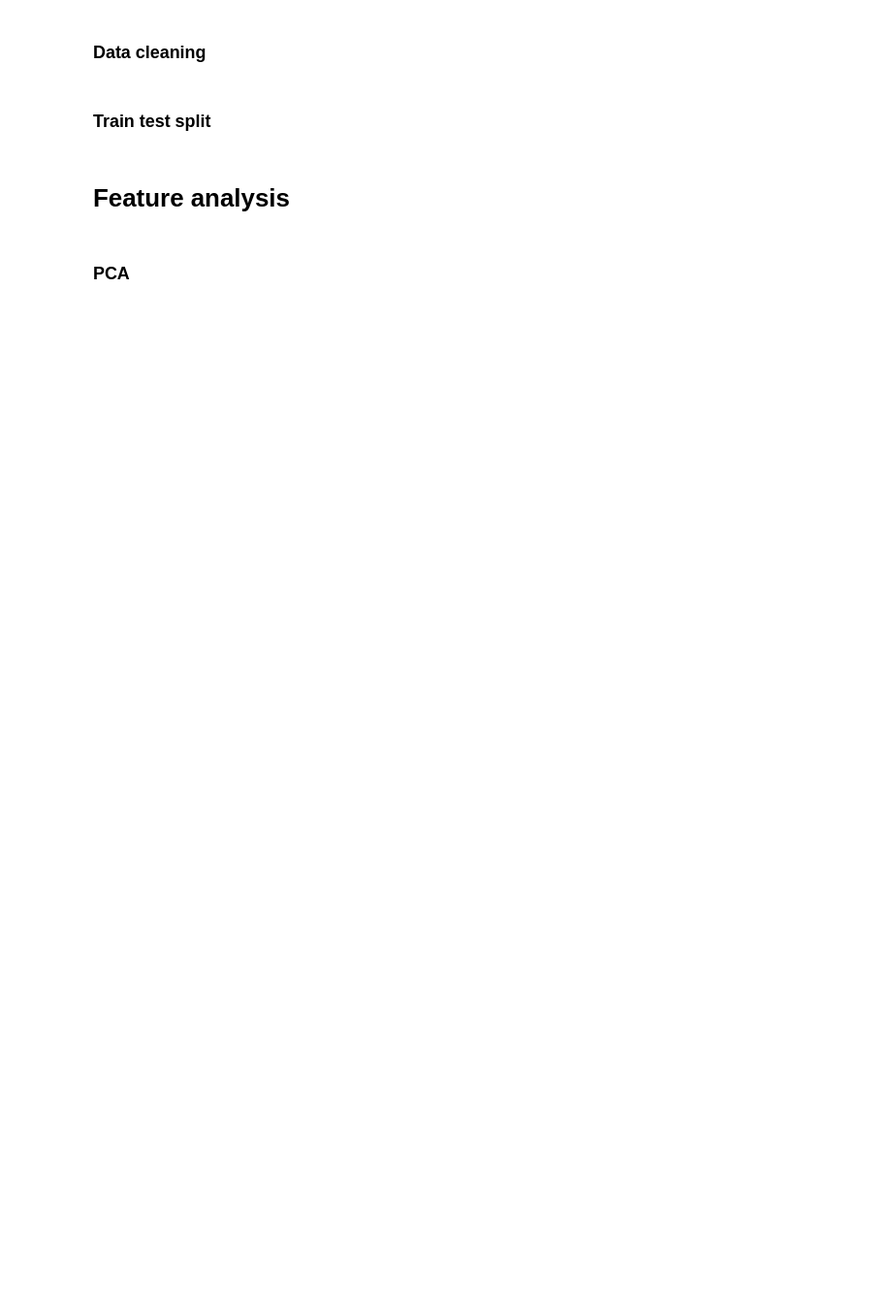
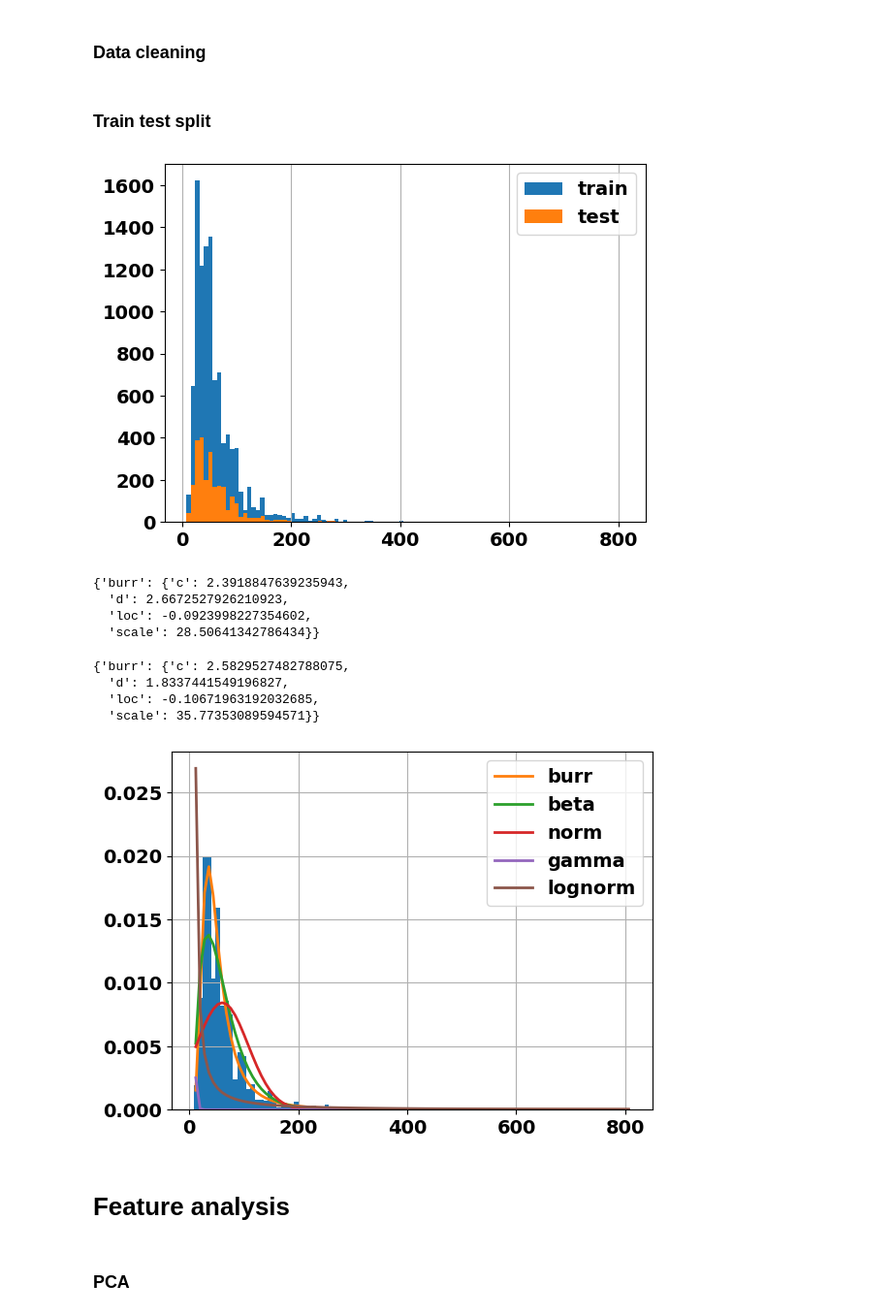
Before and after one commit to jose-melo/airbnb-berlin-price, a Jupyter notebook: src/berlin.ipynb, the cells around one changed output. Shown at 97% size. Cells and saved outputs as stored; diff of their text form; code cells hidden in the pictures; blank space fills up the shorter version.

```diff
--- a/src/berlin.ipynb
+++ b/src/berlin.ipynb
@@ -86,3 +117,12 @@ def get_training_data(data_files):
+# %%
+data_files = {
+    "train_airbnb": "../DATA/train_airbnb_berlin.xls",
+    "berlin_crimes": "../DATA/extra_datasets/Berlin_crimes.csv",
+    "berlin_demographics": "../DATA/extra_datasets/Berlin_demographics.csv",
+    "berlin_stations": "../DATA/extra_datasets/Berlin_stations.csv"
+}
+
+df_train = get_training_data(data_files)
 # %% [markdown]
 # Pre processing
 # %% [markdown]
@@ -122,13 +176,15 @@ def nan_percentage_analysis():
 ### Data cleaning
 # %%
 def pre_process_raw(df: pd.DataFrame):
+    df = df.copy()
     df.columns = df.columns. str.lower().str.replace(' ','_')
 
     # Converting to datetime
     df.host_since = pd.to_datetime(df.host_since)
 
     cols_to_drop = ['listing_name', 'host_id', 'host_name', 'city', 'country_code', 'country',
-                    'first_review', 'last_review', 'neighbourhood', 'business_travel_ready',  'postal_code']
+                    'first_review', 'last_review', 'neighbourhood', 'business_travel_ready',  'postal_code', 'district', 'ortst-name', 'code_postal']
+
     df = df.drop(cols_to_drop, axis=1)
     df.set_index('listing_id', inplace=True)
 
@@ -141,14 +197,14 @@ def pre_process_raw(df: pd.DataFrame):
     df = df.dropna(subset=['overall_rating', 'accuracy_rating','cleanliness_rating','checkin_rating',
                             'communication_rating','location_rating','value_rating'], how='all')
 
-    change = ['accomodates','latitude',
+    numerical_features = ['accomodates','latitude',
           'longitude','bathrooms','bedrooms','beds','guests_included','min_nights','reviews','overall_rating','accuracy_rating',
           'cleanliness_rating','checkin_rating', 'communication_rating','location_rating','value_rating']
 
     label_encoded = ['host_response_time', 'is_superhost', 'is_exact_location', 'instant_bookable']
 
     categorical_variables = ['room_type', 'property_type','neighborhood_group']
-    for i in change:
+    for i in numerical_features:
         df[i]=pd.to_numeric(df[i], downcast="float")
 
     #Replacing the null values
@@ -173,7 +229,7 @@ def pre_process_raw(df: pd.DataFrame):
     return X, y
 
 def median_imputer(df: pd.DataFrame):
-    change = ['accomodates','latitude',
+    numerical_features = ['accomodates','latitude',
         'longitude','bathrooms','bedrooms','beds','guests_included','min_nights','reviews','overall_rating','accuracy_rating',
         'cleanliness_rating','checkin_rating', 'communication_rating','location_rating','value_rating' ]
 
@@ -189,7 +245,7 @@ def median_imputer(df: pd.DataFrame):
         df['host_days_active'] = (datetime(2019, 7, 21) - df.host_since).astype('timedelta64[D]').copy()
         df.drop('host_since', axis=1, inplace=True)
 
-    for col in change:
+    for col in numerical_features:
         if col not in df.columns:continue
         df[col].fillna(df[col].median(), inplace=True)
 
@@ -268,6 +324,19 @@ def get_train_test_analysis():
     f_test = Fitter(y_test.values, distributions=['burr'])
     f_test.fit()
     display(f_test.get_best())
+# %%
+get_train_test_analysis()
+# %% [output]
+[figure, added]
+{'burr': {'c': 2.3918847639235943,
+  'd': 2.6672527926210923,
+  'loc': -0.0923998227354602,
+  'scale': 28.50641342786434}}
+{'burr': {'c': 2.5829527482788075,
+  'd': 1.8337441549196827,
+  'loc': -0.10671963192032685,
+  'scale': 35.77353089594571}}
+[figure, added]
 # %% [markdown]
 # Feature analysis
 # %% [markdown]
```
Also changed, not shown: parts of 18 cells of this notebook, 2 other files.
